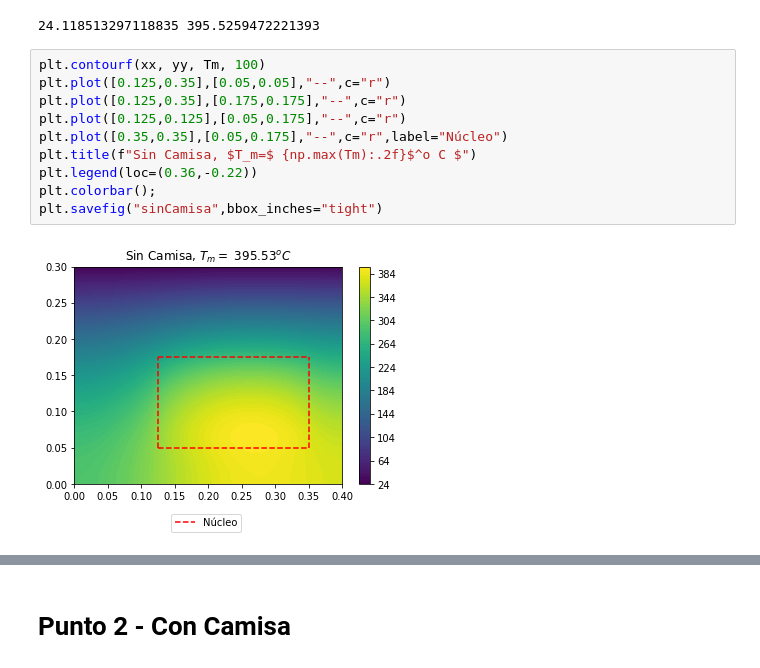
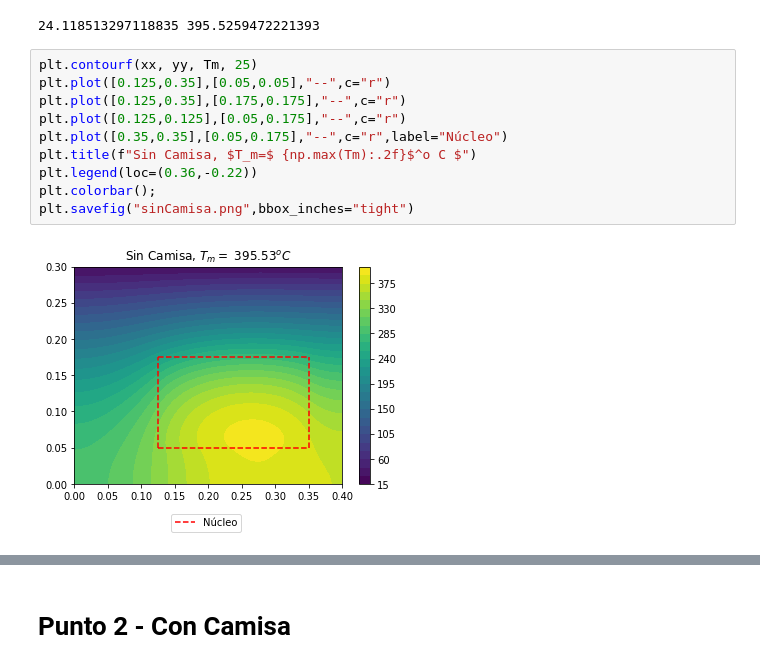
Before and after one commit to nicomn97/TransCalor-Taller1, a Jupyter notebook: Taller1.ipynb, the cells around one changed output, grey strips where cells are left out. Saved outputs shown, nothing was run; the diff lists cells and outputs as text.

```diff
--- a/Taller1.ipynb
+++ b/Taller1.ipynb
@@ -84,14 +84,14 @@ print(np.min(Tm),np.max(Tm))
 # %% [output]
 24.118513297118835 395.5259472221393
 # %%
-plt.contourf(xx, yy, Tm, 100)
+plt.contourf(xx, yy, Tm, 25)
 plt.plot([0.125,0.35],[0.05,0.05],"--",c="r")
 plt.plot([0.125,0.35],[0.175,0.175],"--",c="r")
 plt.plot([0.125,0.125],[0.05,0.175],"--",c="r")
 plt.plot([0.35,0.35],[0.05,0.175],"--",c="r",label="Núcleo")
 plt.title(f"Sin Camisa, $T_m=$ {np.max(Tm):.2f}$^o C $")
 plt.legend(loc=(0.36,-0.22))
 plt.colorbar();
-plt.savefig("sinCamisa",bbox_inches="tight")
+plt.savefig("sinCamisa.png",bbox_inches="tight")
 # %% [output]
-[figure, old version]
+[figure, new version]
```
Also changed, not shown: parts of 5 cells of this notebook, 4 other files.
